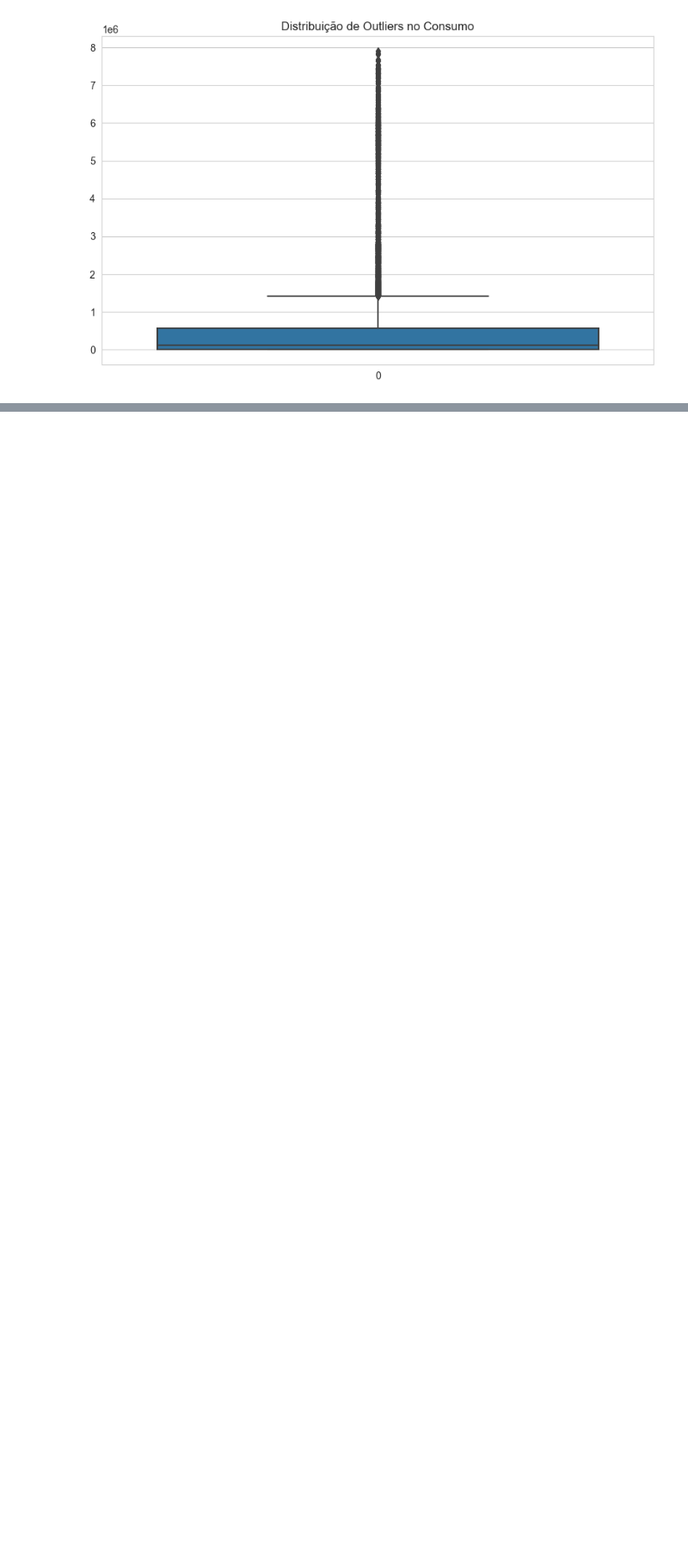
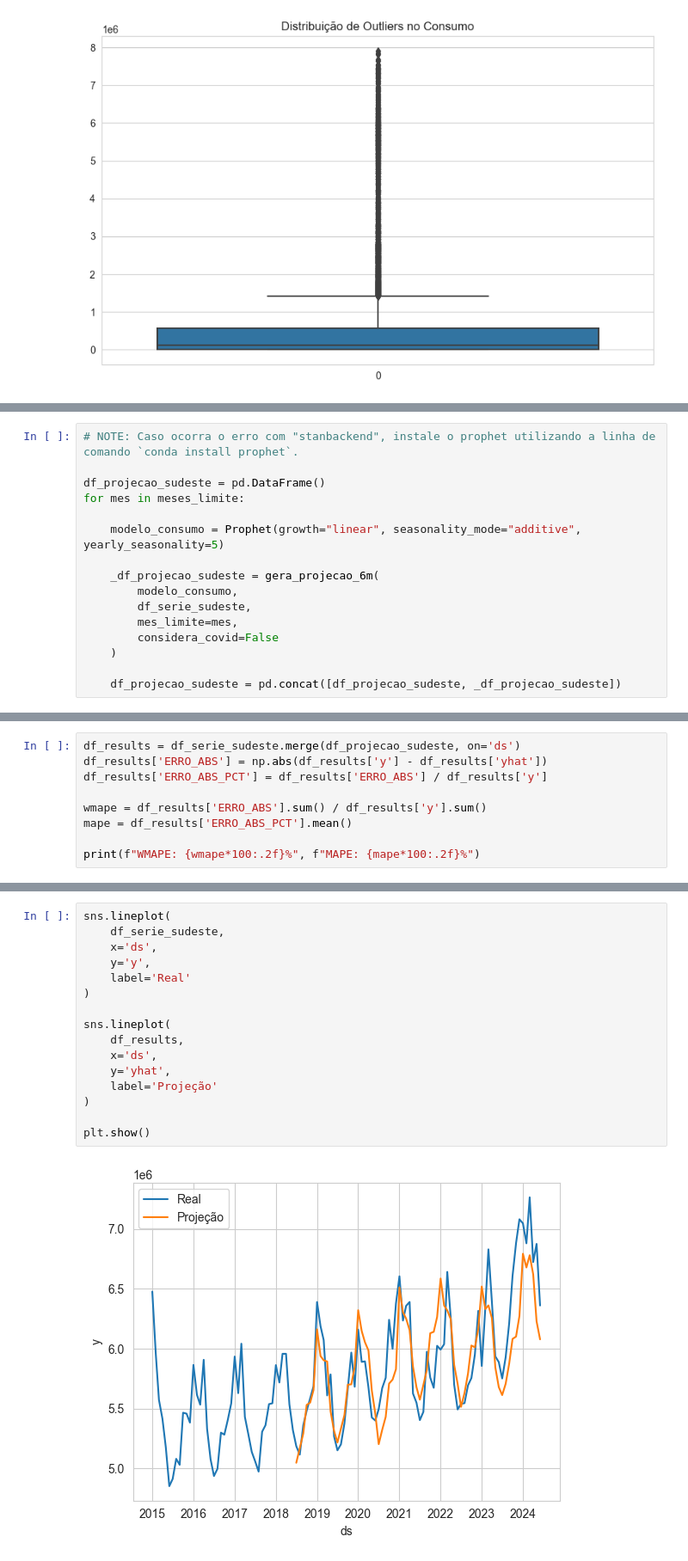
Before and after one commit to daniel64bit/distribuicao-renovavel, a Jupyter notebook: notebooks/entregas/entrega_03.ipynb, the cells around one changed output, grey strips where cells are left out. Shown at 86% size. Cells and saved outputs as stored; diff of their text form; blank space fills up the shorter version.

Commit message:
Modelagem e considerações parciais para entrega 3

```diff
--- a/notebooks/entregas/entrega_03.ipynb
+++ b/notebooks/entregas/entrega_03.ipynb
@@ -958,0 +1094,16 @@ Aplicação de, pelo menos, um primeiro modelo (modelo de aprendizado de máquin
+# %%
+# NOTE: Caso ocorra o erro com "stanbackend", instale o prophet utilizando a linha de comando `conda install prophet`.
+
+df_projecao_sudeste = pd.DataFrame()
+for mes in meses_limite:
+
+    modelo_consumo = Prophet(growth="linear", seasonality_mode="additive", yearly_seasonality=5)
+
+    _df_projecao_sudeste = gera_projecao_6m(
+        modelo_consumo,
+        df_serie_sudeste,
+        mes_limite=mes,
+        considera_covid=False
+    )
+
+    df_projecao_sudeste = pd.concat([df_projecao_sudeste, _df_projecao_sudeste])
@@ -958,0 +1128,9 @@ Aplicação de, pelo menos, um primeiro modelo (modelo de aprendizado de máquin
+# %%
+df_results = df_serie_sudeste.merge(df_projecao_sudeste, on='ds')
+df_results['ERRO_ABS'] = np.abs(df_results['y'] - df_results['yhat'])
+df_results['ERRO_ABS_PCT'] = df_results['ERRO_ABS'] / df_results['y']
+
+wmape = df_results['ERRO_ABS'].sum() / df_results['y'].sum()
+mape = df_results['ERRO_ABS_PCT'].mean()
+
+print(f"WMAPE: {wmape*100:.2f}%", f"MAPE: {mape*100:.2f}%")
@@ -958,0 +1139,18 @@ Aplicação de, pelo menos, um primeiro modelo (modelo de aprendizado de máquin
+# %%
+sns.lineplot(
+    df_serie_sudeste,
+    x='ds',
+    y='y',
+    label='Real'
+)
+
+sns.lineplot(
+    df_results,
+    x='ds',
+    y='yhat',
+    label='Projeção'
+)
+
+plt.show()
+# %% [output]
+[figure, added]
```
Also changed, not shown: parts of 21 cells of this notebook, 1 other file.
